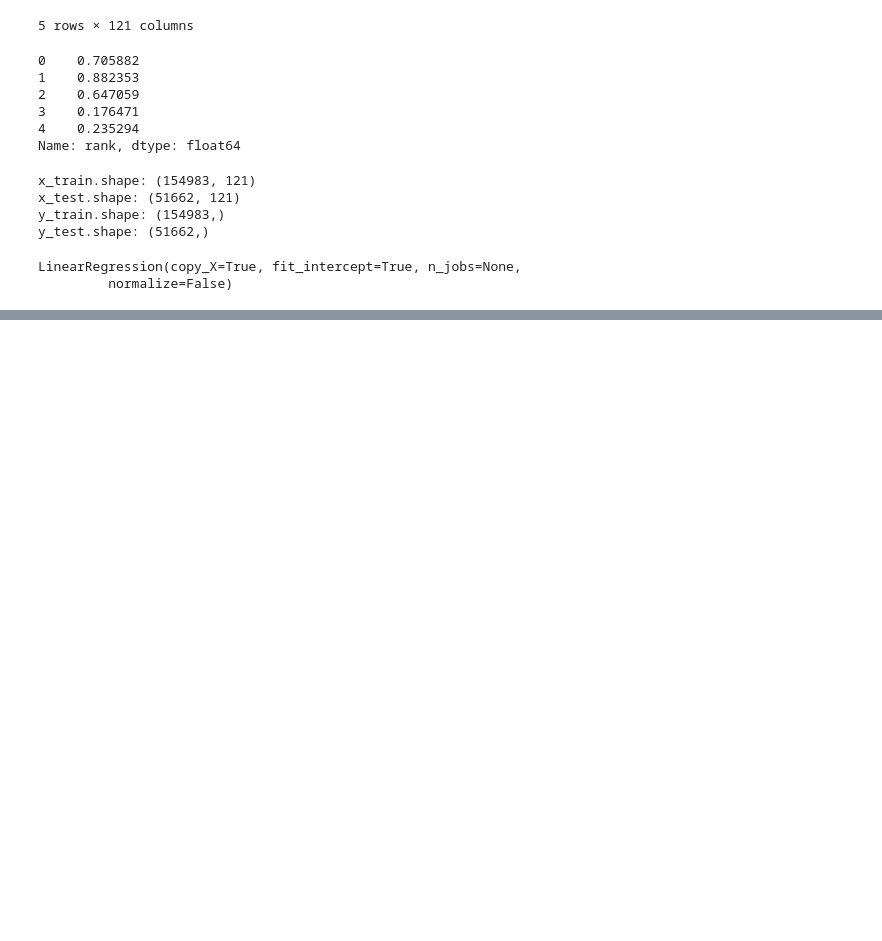
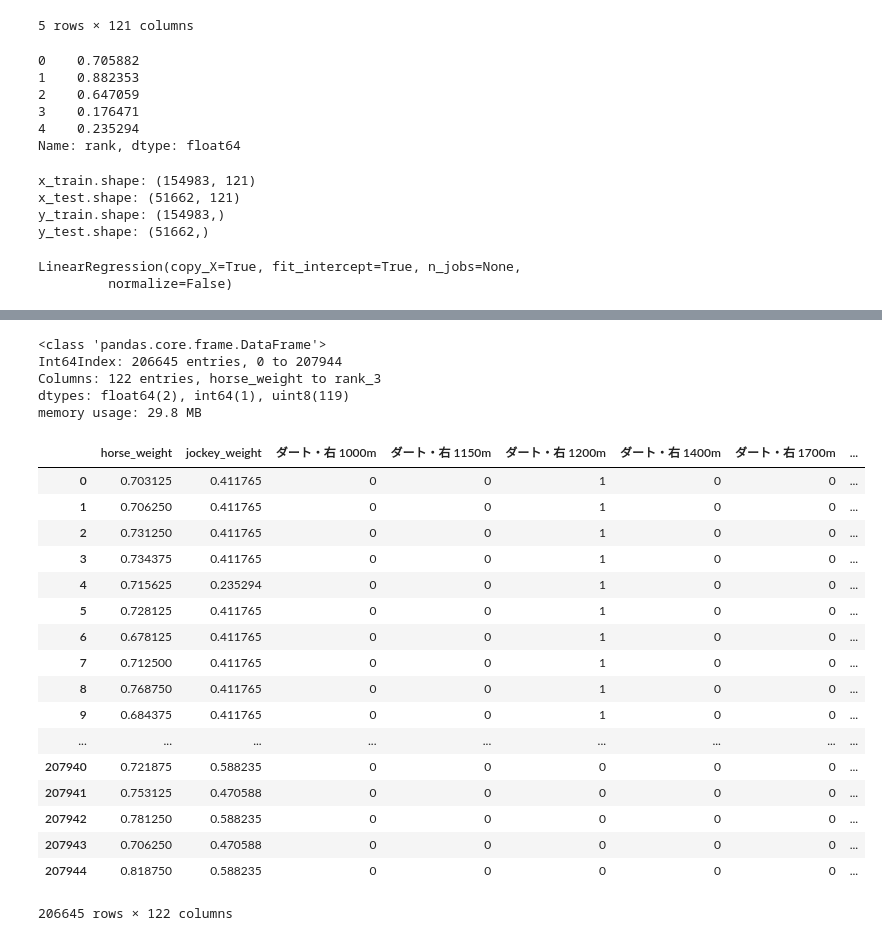
Before and after one commit to u6k/ml-sandbox, a Jupyter notebook: predict_horse_racing.1.ipynb, the cells around one changed output, grey strips where cells are left out. Drawn from its saved outputs; the diff is of its cells as text; code cells hidden in the pictures; blank space fills up the shorter version.

```diff
--- a/predict_horse_racing.1.ipynb
+++ b/predict_horse_racing.1.ipynb
@@ -231 +231,56 @@ df_result
 51662 rows × 2 columns
+# %%
+import sklearn.preprocessing as sp
+import numpy as np
+
+df_input_2 = pd.concat([df.drop(["course_length"], axis=1), df_course_length], axis=1)
+df_input_2 = pd.concat([df_input_2.drop(["weather"], axis=1), df_weather], axis=1)
+df_input_2 = pd.concat([df_input_2.drop(["course_condition"], axis=1), df_course_condition], axis=1)
+#df_input_2 = pd.concat([df_input_2.drop(["race_class"], axis=1), df_race_class], axis=1)
+df_input_2 = df_input_2.drop(["race_class"], axis=1)
+#df_input_2 = pd.concat([df_input_2.drop(["prize_class"], axis=1), df_prize_class], axis=1)
+df_input_2 = df_input_2.drop(["prize_class"], axis=1)
+df_input_2 = pd.concat([df_input_2.drop(["gender"], axis=1), df_gender], axis=1)
+df_input_2 = pd.concat([df_input_2.drop(["age"], axis=1), df_age], axis=1)
+df_input_2 = pd.concat([df_input_2.drop(["coat_color"], axis=1), df_coat_color], axis=1)
+#df_input_2 = pd.concat([df_input_2.drop(["trainer_id"], axis=1), df_trainer_id], axis=1)
+df_input_2 = df_input_2.drop(["trainer_id"], axis=1)
+#df_input_2 = pd.concat([df_input_2.drop(["jockey_id"], axis=1), df_jockey_id], axis=1)
+df_input_2 = df_input_2.drop(["jockey_id"], axis=1)
+
+df_input_2["horse_weight"] = sp.minmax_scale(df_input_2["horse_weight"])
+df_input_2["jockey_weight"] = sp.minmax_scale(df_input_2["jockey_weight"])
+
+#df_input_2["rank"] = sp.minmax_scale(df_input_2["rank"])
+rank_3 = []
+for index, row in df_input_2.iterrows():
+  rank_3.append(1 if row["rank"] <= 3.0 else 0)
+df_input_2["rank_3"] = rank_3
+df_input_2 = df_input_2.drop(["rank"], axis=1)
+
+df_input_2.info()
+df_input_2
+# %% [output]
+<class 'pandas.core.frame.DataFrame'>
+Int64Index: 206645 entries, 0 to 207944
+Columns: 122 entries, horse_weight to rank_3
+dtypes: float64(2), int64(1), uint8(119)
+memory usage: 29.8 MB
+|  | horse_weight | jockey_weight | ダート・右 1000m | ダート・右 1150m | ダート・右 1200m | ダート・右 1400m | ダート・右 1700m | ... |
+| 0 | 0.703125 | 0.411765 | 0 | 0 | 1 | 0 | 0 | ... |
+| 1 | 0.706250 | 0.411765 | 0 | 0 | 1 | 0 | 0 | ... |
+| 2 | 0.731250 | 0.411765 | 0 | 0 | 1 | 0 | 0 | ... |
+| 3 | 0.734375 | 0.411765 | 0 | 0 | 1 | 0 | 0 | ... |
+| 4 | 0.715625 | 0.235294 | 0 | 0 | 1 | 0 | 0 | ... |
+| 5 | 0.728125 | 0.411765 | 0 | 0 | 1 | 0 | 0 | ... |
+| 6 | 0.678125 | 0.411765 | 0 | 0 | 1 | 0 | 0 | ... |
+| 7 | 0.712500 | 0.411765 | 0 | 0 | 1 | 0 | 0 | ... |
+| 8 | 0.768750 | 0.411765 | 0 | 0 | 1 | 0 | 0 | ... |
+| 9 | 0.684375 | 0.411765 | 0 | 0 | 1 | 0 | 0 | ... |
+| ... | ... | ... | ... | ... | ... | ... | ... | ... |
+| 207940 | 0.721875 | 0.588235 | 0 | 0 | 0 | 0 | 0 | ... |
+| 207941 | 0.753125 | 0.470588 | 0 | 0 | 0 | 0 | 0 | ... |
+| 207942 | 0.781250 | 0.588235 | 0 | 0 | 0 | 0 | 0 | ... |
+| 207943 | 0.706250 | 0.470588 | 0 | 0 | 0 | 0 | 0 | ... |
+| 207944 | 0.818750 | 0.588235 | 0 | 0 | 0 | 0 | 0 | ... |
+206645 rows × 122 columns
```
Also changed, not shown: parts of 2 cells of this notebook.
